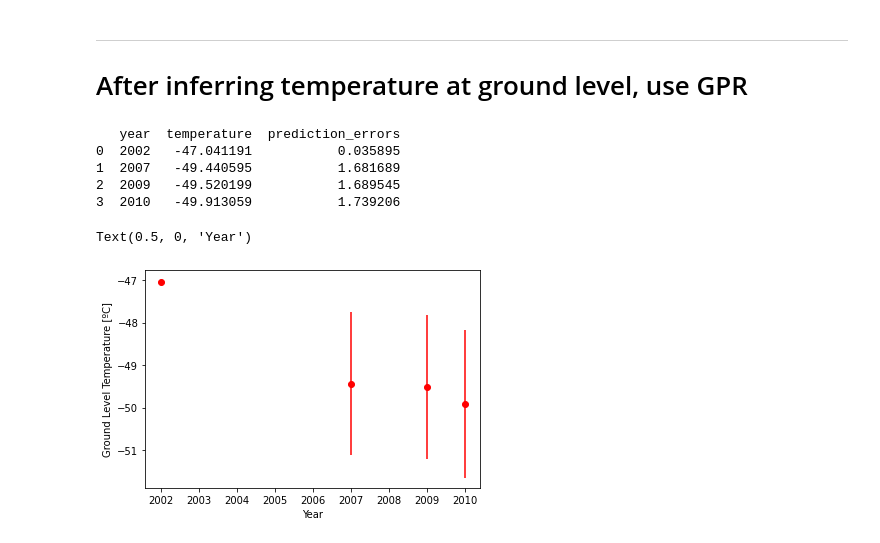
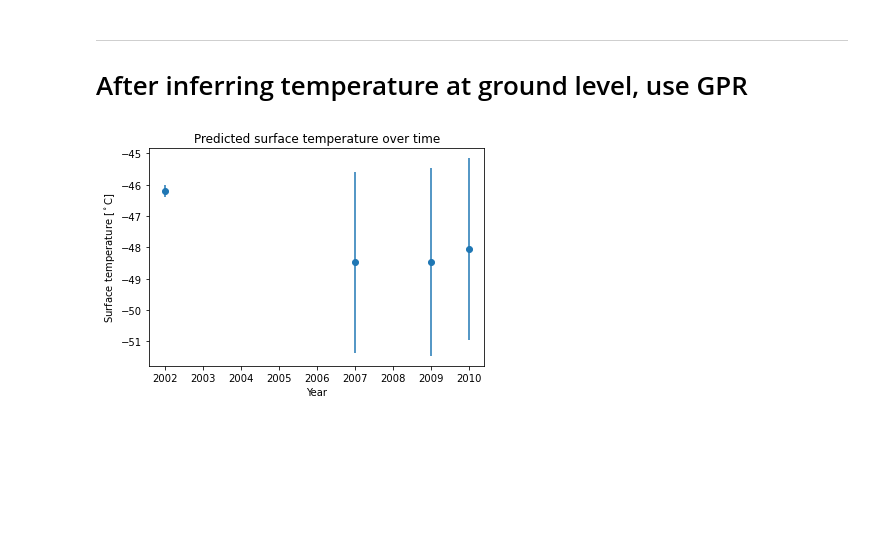
Before and after one commit to phys201/icetemp, a Jupyter notebook: analysis.ipynb, the cells around one changed output. Cells and saved outputs as stored; diff of their text form; code cells hidden in the pictures; blank space fills up the shorter version.

```diff
--- a/analysis.ipynb
+++ b/analysis.ipynb
@@ -224,23 +210,14 @@ for year in range(len(data)):
 # %% [markdown]
 ____
 # After inferring temperature at ground level, use GPR
-# %%
-print(timetable_poly_2)
-
-plt.errorbar(timetable_poly_2['year'], timetable_poly_2['temperature'], fmt='ro', yerr=timetable_poly_2['prediction_errors'])
-plt.ylabel('Ground Level Temperature [ºC]')
-plt.xlabel('Year')
-# %% [output]
-   year  temperature  prediction_errors
-0  2002   -47.041191           0.035895
-1  2007   -49.440595           1.681689
-2  2009   -49.520199           1.689545
-3  2010   -49.913059           1.739206
-Text(0.5, 0, 'Year')
-[figure, removed]
 # %%
-print(timetable_poly_3)
-
-plt.errorbar(timetable_poly_3['year'], timetable_poly_3['temperature'], fmt='ro', yerr=timetable_poly_3['prediction_errors'])
-plt.ylabel('Ground Level Temperature [ºC]')
+timetable = pd.DataFrame({'year': [2002, 2007, 2009, 2010],
+                          'temperature': [-46.209329, -48.482208, -48.470786, -48.053251],
+                          'prediction_errors': [0.190821, 2.879300, 2.996332, 2.900150]})
+plt.errorbar(timetable['year'], timetable['temperature'], yerr=timetable['prediction_errors'], fmt='o')
 plt.xlabel('Year')
+plt.ylabel('Surface temperature [$^\\circ$C]')
+plt.title('Predicted surface temperature over time')
+plt.show()
+# %% [output]
+[figure, added]
```
Also changed, not shown: parts of 5 cells of this notebook.
